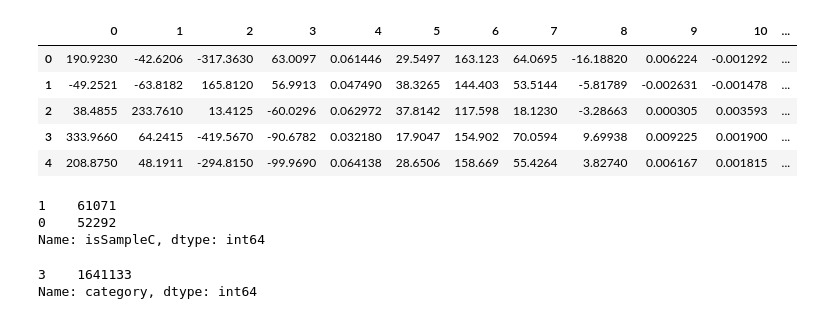
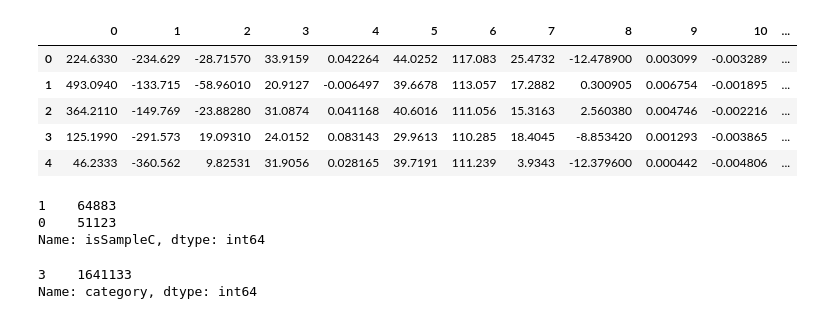
Before and after one commit to ChandlerKenworthy/Upstream, a Jupyter notebook: FormSamples.ipynb, the cells around one changed output. Cells and saved outputs as stored; diff of their text form; code cells hidden in the pictures.

```diff
--- a/FormSamples.ipynb
+++ b/FormSamples.ipynb
@@ -10,16 +10,16 @@ from matplotlib.colors import LogNorm
 import mplhep as hep
 hep.style.use(hep.style.ROOT)
 # %%
-df = pd.read_csv("./data/NewFW/BDT_Validation_Kpinn_Noov_9001.txt", sep=",", header=None)
+df = pd.read_csv("./data/NewFW/BDT_Validation_Bkg_SampleC_2018.txt", sep=",", header=None)
 df.drop(20, inplace=True, axis=1)
 df.head()
 # %% [output]
 |  | 0 | 1 | 2 | 3 | 4 | 5 | 6 | 7 | 8 | 9 | 10 | ... |
-| 0 | 190.9230 | -42.6206 | -317.3630 | 63.0097 | 0.061446 | 29.5497 | 163.123 | 64.0695 | -16.18820 | 0.006224 | -0.001292 | ... |
-| 1 | -49.2521 | -63.8182 | 165.8120 | 56.9913 | 0.047490 | 38.3265 | 144.403 | 53.5144 | -5.81789 | -0.002631 | -0.001478 | ... |
-| 2 | 38.4855 | 233.7610 | 13.4125 | -60.0296 | 0.062972 | 37.8142 | 117.598 | 18.1230 | -3.28663 | 0.000305 | 0.003593 | ... |
-| 3 | 333.9660 | 64.2415 | -419.5670 | -90.6782 | 0.032180 | 17.9047 | 154.902 | 70.0594 | 9.69938 | 0.009225 | 0.001900 | ... |
-| 4 | 208.8750 | 48.1911 | -294.8150 | -99.9690 | 0.064138 | 28.6506 | 158.669 | 55.4264 | 3.82740 | 0.006167 | 0.001815 | ... |
+| 0 | 224.6330 | -234.629 | -28.71570 | 33.9159 | 0.042264 | 44.0252 | 117.083 | 25.4732 | -12.478900 | 0.003099 | -0.003289 | ... |
+| 1 | 493.0940 | -133.715 | -58.96010 | 20.9127 | -0.006497 | 39.6678 | 113.057 | 17.2882 | 0.300905 | 0.006754 | -0.001895 | ... |
+| 2 | 364.2110 | -149.769 | -23.88280 | 31.0874 | 0.041168 | 40.6016 | 111.056 | 15.3163 | 2.560380 | 0.004746 | -0.002216 | ... |
+| 3 | 125.1990 | -291.573 | 19.09310 | 24.0152 | 0.083143 | 29.9613 | 110.285 | 18.4045 | -8.853420 | 0.001293 | -0.003865 | ... |
+| 4 | 46.2333 | -360.562 | 9.82531 | 31.9056 | 0.028165 | 39.7191 | 111.239 | 3.9343 | -12.379600 | 0.000442 | -0.004806 | ... |
 # %%
 column_names = [
     "straw1x", "straw1y", "trim5x", "trim5y", "mm2", "p",
@@ -35,8 +35,8 @@ df.columns = column_names
 # %%
 df['isSampleC'].value_counts() # category 1 is backgorund events drop these
 # %% [output]
-1    61071
-0    52292
+1    64883
+0    51123
 Name: isSampleC, dtype: int64
 # %%
 # Category 1 = Background training
```
Also changed, not shown: parts of 2 cells of this notebook, 4 other files.
